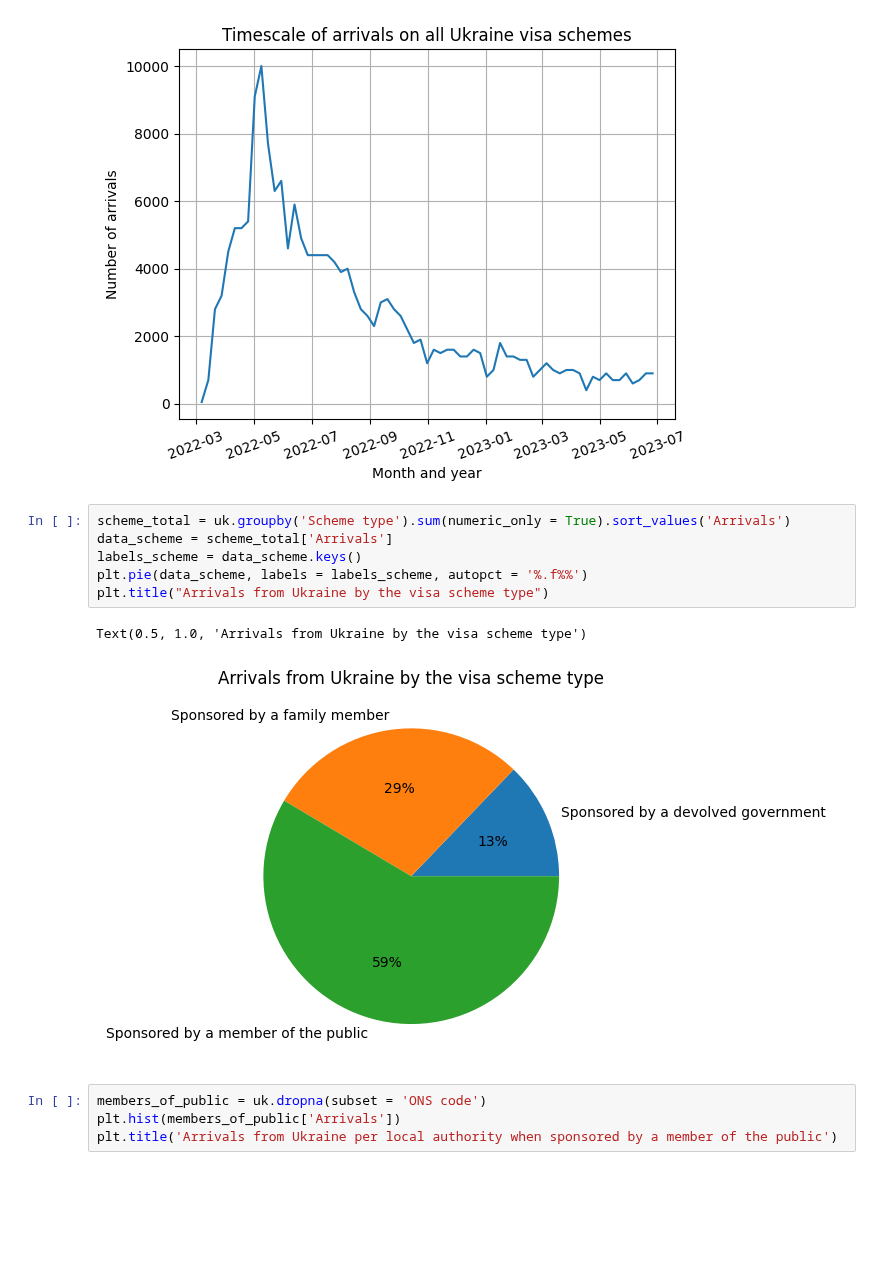
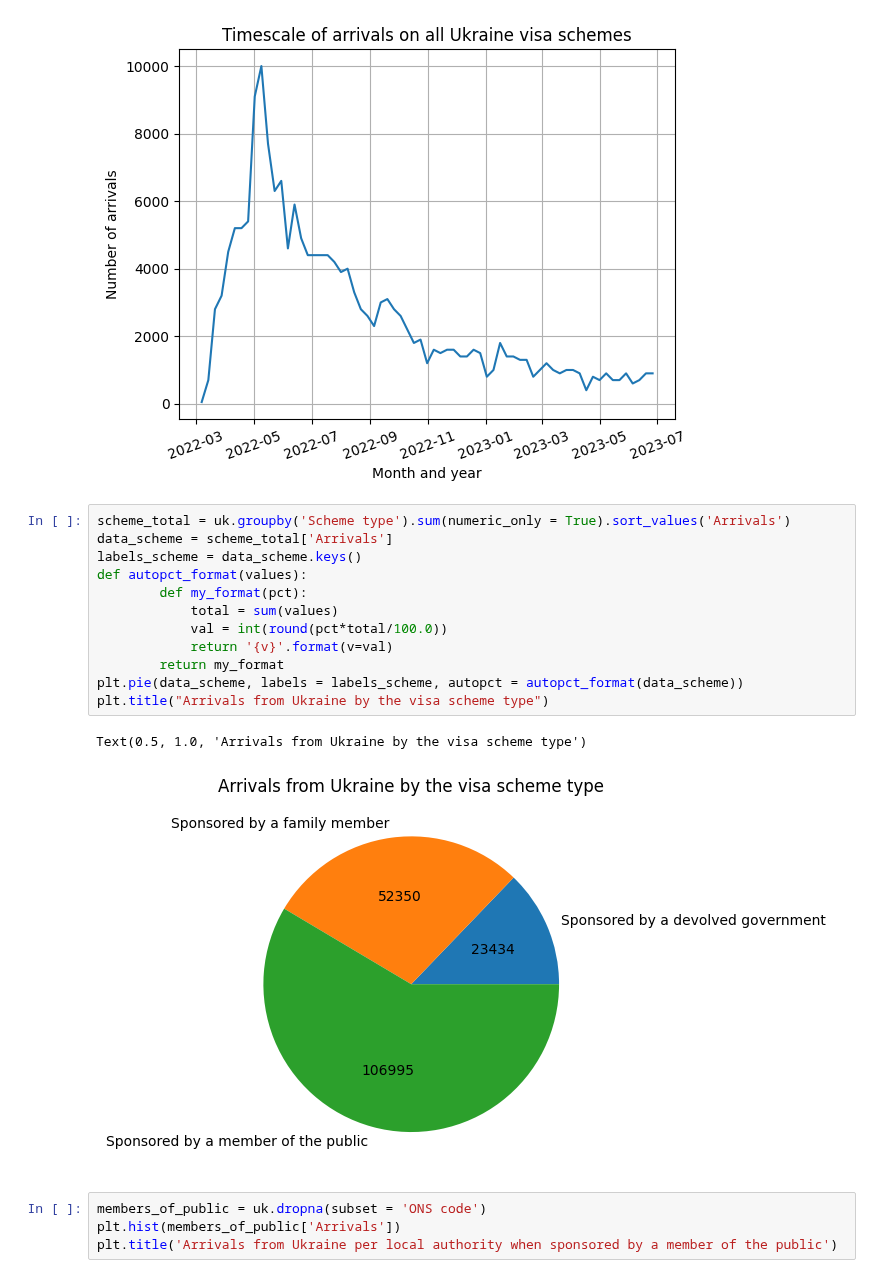
Before and after one commit to yuliiabosher/Python-with-Data-course, a Jupyter notebook: Worksheets/Data_Exploration_project.ipynb, the cells around one changed output. Drawn from its saved outputs; the diff is of its cells as text; blank space fills up the shorter version.

```diff
--- a/Worksheets/Data_Exploration_project.ipynb
+++ b/Worksheets/Data_Exploration_project.ipynb
@@ -189,12 +189,18 @@ plt.grid()
 # %%
 scheme_total = uk.groupby('Scheme type').sum(numeric_only = True).sort_values('Arrivals')
 data_scheme = scheme_total['Arrivals']
 labels_scheme = data_scheme.keys()
-plt.pie(data_scheme, labels = labels_scheme, autopct = '%.f%%')
+def autopct_format(values):
+        def my_format(pct):
+            total = sum(values)
+            val = int(round(pct*total/100.0))
+            return '{v}'.format(v=val)
+        return my_format
+plt.pie(data_scheme, labels = labels_scheme, autopct = autopct_format(data_scheme))
 plt.title("Arrivals from Ukraine by the visa scheme type")
 # %% [output]
 Text(0.5, 1.0, 'Arrivals from Ukraine by the visa scheme type')
-[figure, old version]
+[figure, new version]
 # %%
 members_of_public = uk.dropna(subset = 'ONS code')
 plt.hist(members_of_public['Arrivals'])
```
